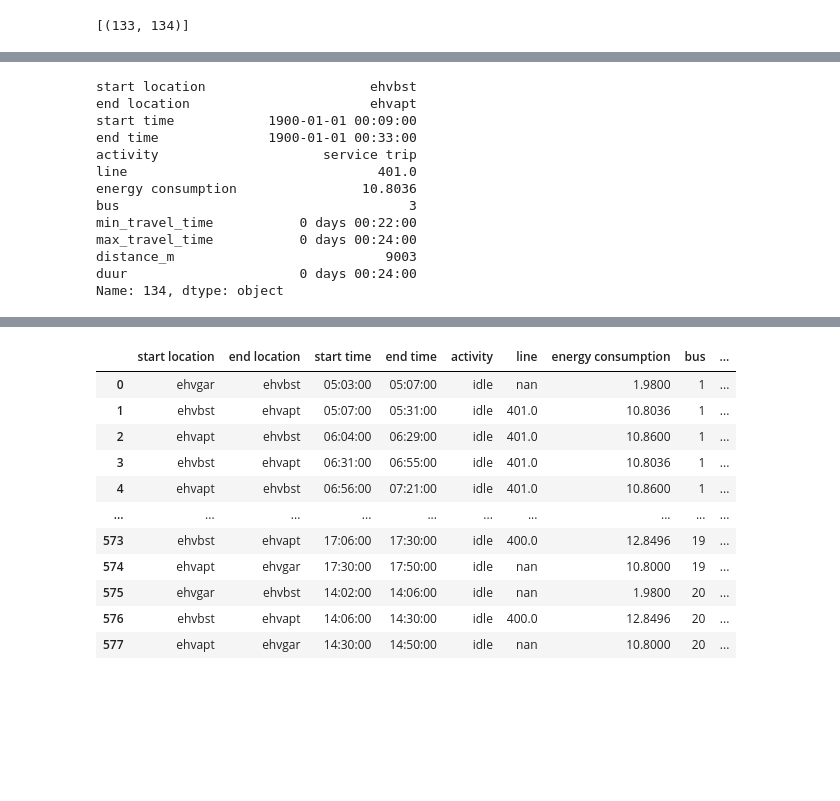
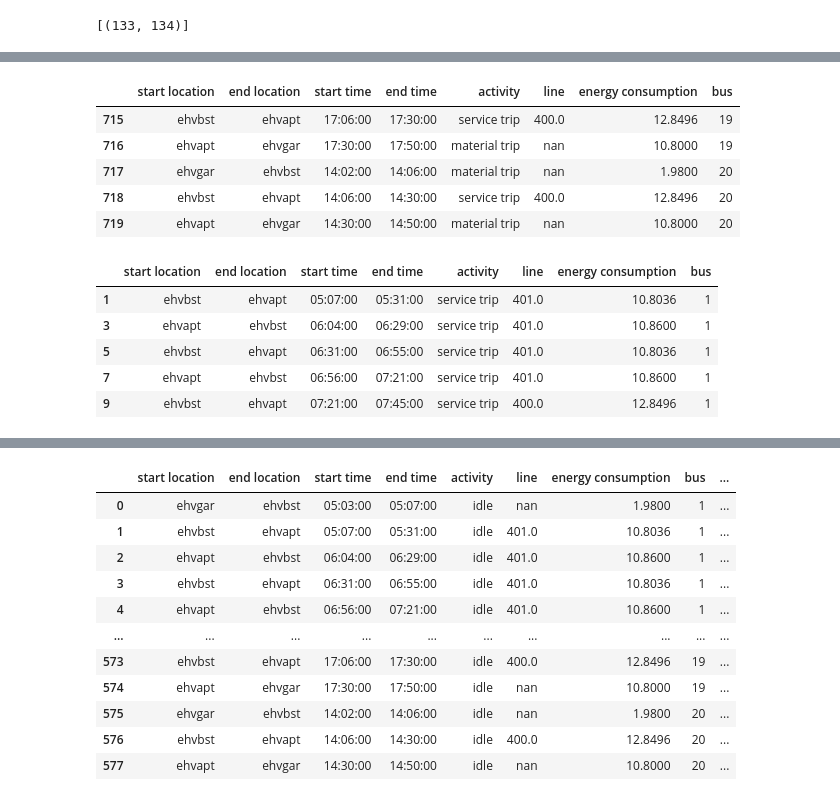
Before and after one commit to lrncjrssn/busplan_eindopdracht, a Jupyter notebook: begin_Laurence.ipynb, the cells around one changed output, grey strips where cells are left out. Cells and saved outputs as stored; diff of their text form; code cells hidden in the pictures; blank space fills up the shorter version.

```diff
--- a/begin_Laurence.ipynb
+++ b/begin_Laurence.ipynb
@@ -142,16 +130,21 @@ Name: 133, dtype: object
 # %%
-df.iloc[134]
+len(planning)
+planning.tail()
 # %% [output]
-start location                     ehvbst
-end location                       ehvapt
-start time            1900-01-01 00:09:00
-end time              1900-01-01 00:33:00
-activity                     service trip
-line                                401.0
-energy consumption                10.8036
-bus                                     3
-min_travel_time           0 days 00:22:00
-max_travel_time           0 days 00:24:00
-distance_m                           9003
-duur                      0 days 00:24:00
-Name: 134, dtype: object
+|  | start location | end location | start time | end time | activity | line | energy consumption | bus |
+| 715 | ehvbst | ehvapt | 17:06:00 | 17:30:00 | service trip | 400.0 | 12.8496 | 19 |
+| 716 | ehvapt | ehvgar | 17:30:00 | 17:50:00 | material trip | nan | 10.8000 | 19 |
+| 717 | ehvgar | ehvbst | 14:02:00 | 14:06:00 | material trip | nan | 1.9800 | 20 |
+| 718 | ehvbst | ehvapt | 14:06:00 | 14:30:00 | service trip | 400.0 | 12.8496 | 20 |
+| 719 | ehvapt | ehvgar | 14:30:00 | 14:50:00 | material trip | nan | 10.8000 | 20 |
+# %%
+len(planning[planning['activity']=='service trip'])
+service = planning[planning['activity']=='service trip']
+service.head()
+# %% [output]
+|  | start location | end location | start time | end time | activity | line | energy consumption | bus |
+| 1 | ehvbst | ehvapt | 05:07:00 | 05:31:00 | service trip | 401.0 | 10.8036 | 1 |
+| 3 | ehvapt | ehvbst | 06:04:00 | 06:29:00 | service trip | 401.0 | 10.8600 | 1 |
+| 5 | ehvbst | ehvapt | 06:31:00 | 06:55:00 | service trip | 401.0 | 10.8036 | 1 |
+| 7 | ehvapt | ehvbst | 06:56:00 | 07:21:00 | service trip | 401.0 | 10.8600 | 1 |
+| 9 | ehvbst | ehvapt | 07:21:00 | 07:45:00 | service trip | 400.0 | 12.8496 | 1 |
```
Also changed, not shown: parts of 5 cells of this notebook, 3 other files.
